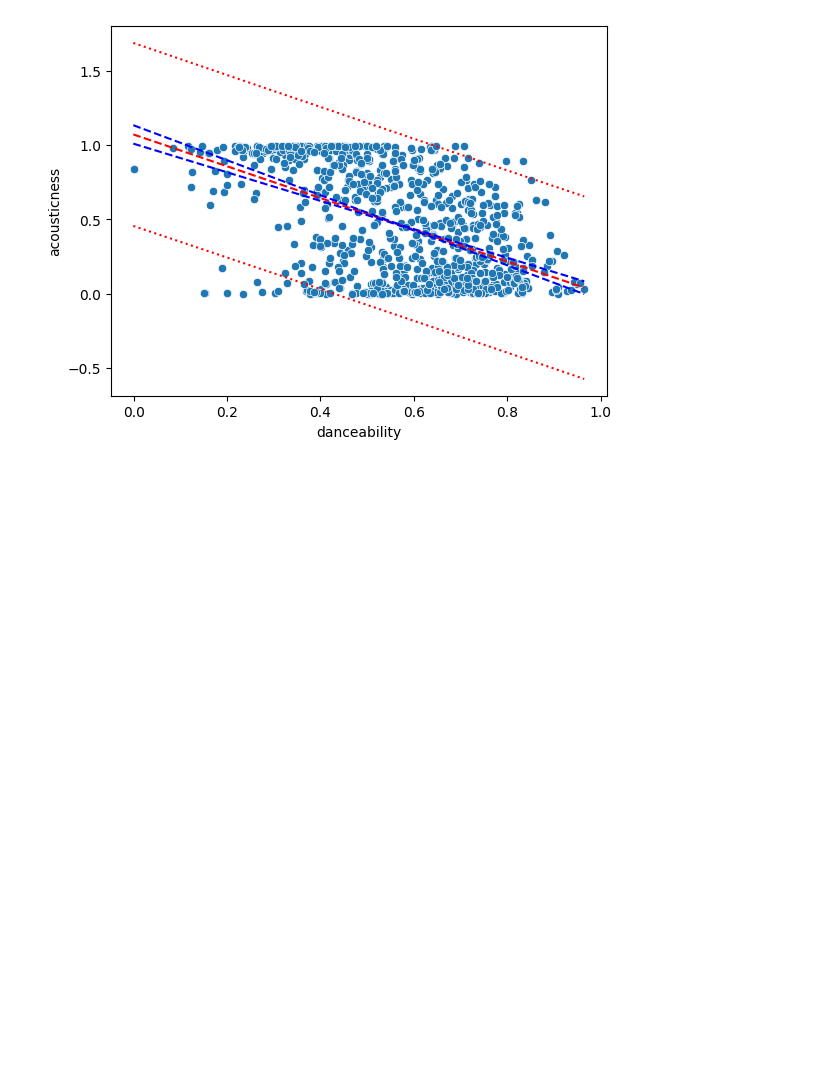
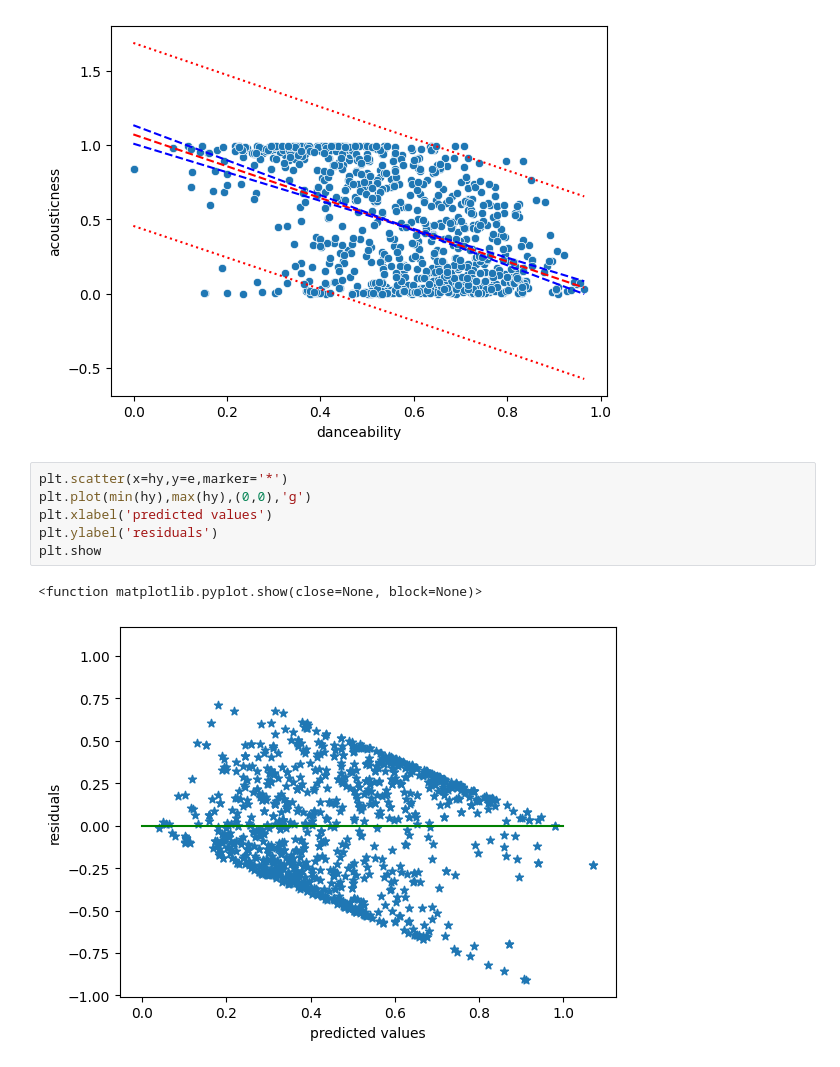
Before and after one commit to SamuAP19/StatsII_project, a Jupyter notebook: Project_StatsII.ipynb, the cells around one changed output. Saved outputs shown, nothing was run; the diff lists cells and outputs as text; blank space fills up the shorter version.

```diff
--- a/Project_StatsII.ipynb
+++ b/Project_StatsII.ipynb
@@ -164,3 +164,12 @@ plt.plot(x0, outp_hi, 'r:')
 # %% [output]
 [<matplotlib.lines.Line2D at 0x...>]
 [figure]
+# %%
+plt.scatter(x=hy,y=e,marker='*')
+plt.plot(min(hy),max(hy),(0,0),'g')
+plt.xlabel('predicted values')
+plt.ylabel('residuals')
+plt.show
+# %% [output]
+<function matplotlib.pyplot.show(close=None, block=None)>
+[figure, added]
```
Also changed, not shown: parts of 17 cells of this notebook.
